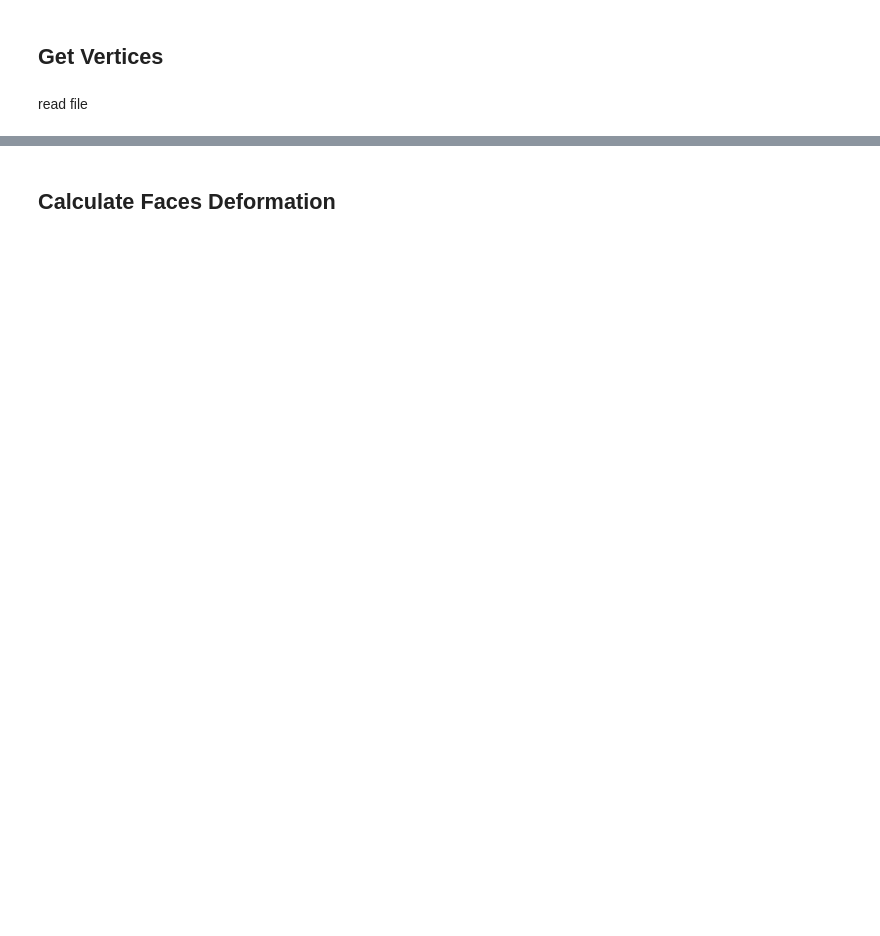
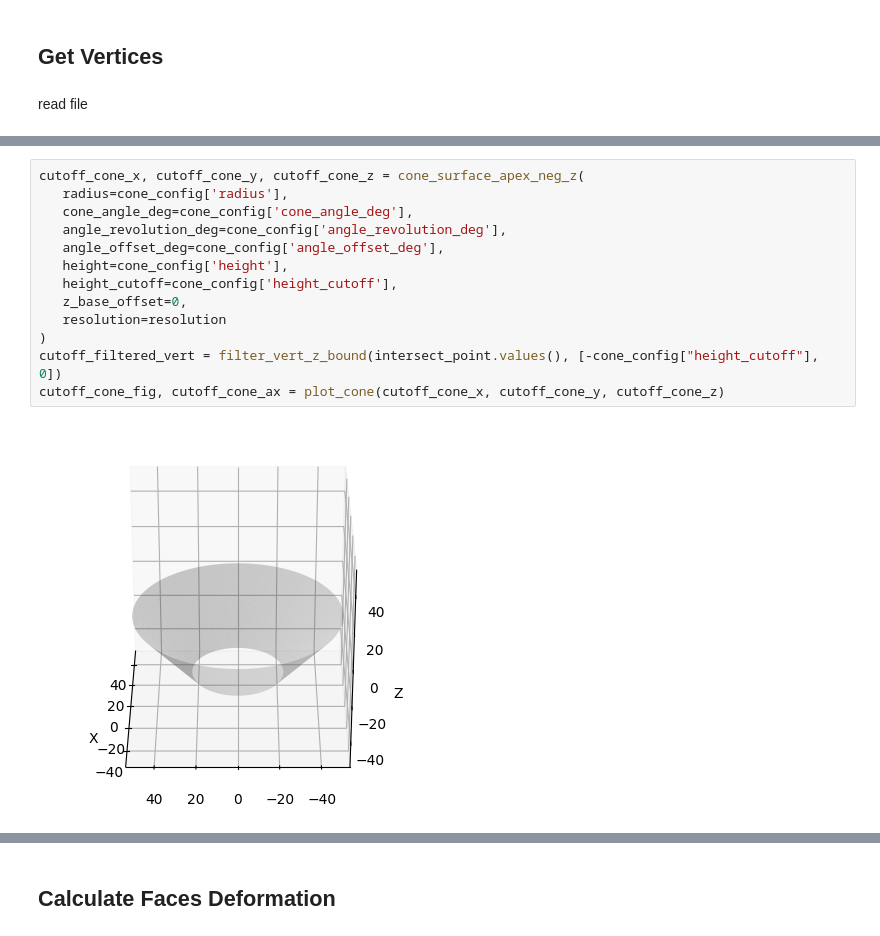
Before and after one commit to valentindalstein/FOVMAP, a Jupyter notebook: notebooks/polyhedron_cone_intersect.ipynb, the cells around one changed output, grey strips where cells are left out. Drawn from its saved outputs; the diff is of its cells as text; blank space fills up the shorter version.

```diff
--- a/notebooks/polyhedron_cone_intersect.ipynb
+++ b/notebooks/polyhedron_cone_intersect.ipynb
@@ -16,0 +72,15 @@ read file
+# %%
+cutoff_cone_x, cutoff_cone_y, cutoff_cone_z = cone_surface_apex_neg_z(
+   radius=cone_config['radius'],
+   cone_angle_deg=cone_config['cone_angle_deg'],
+   angle_revolution_deg=cone_config['angle_revolution_deg'],
+   angle_offset_deg=cone_config['angle_offset_deg'],
+   height=cone_config['height'],
+   height_cutoff=cone_config['height_cutoff'],
+   z_base_offset=0,
+   resolution=resolution
+)
+cutoff_filtered_vert = filter_vert_z_bound(intersect_point.values(), [-cone_config["height_cutoff"], 0])
+cutoff_cone_fig, cutoff_cone_ax = plot_cone(cutoff_cone_x, cutoff_cone_y, cutoff_cone_z)
+# %% [output]
+[figure, added]
```
Also changed, not shown: parts of 22 cells of this notebook.
